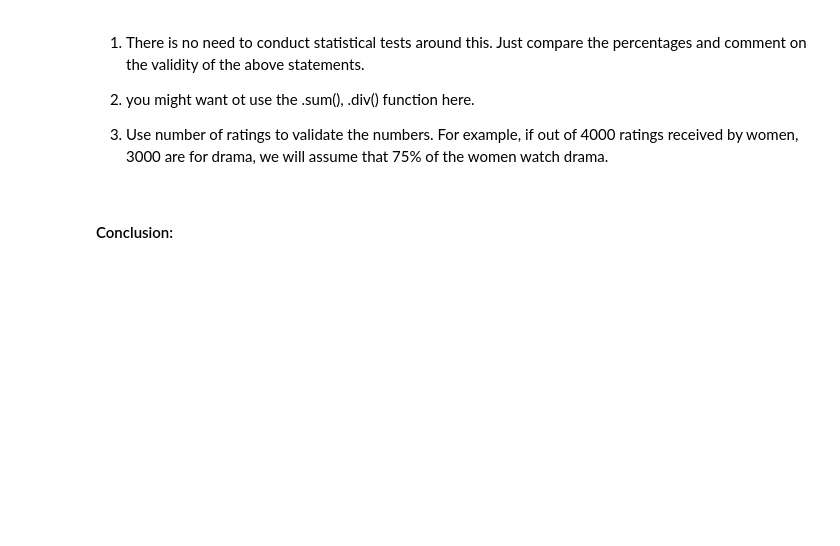
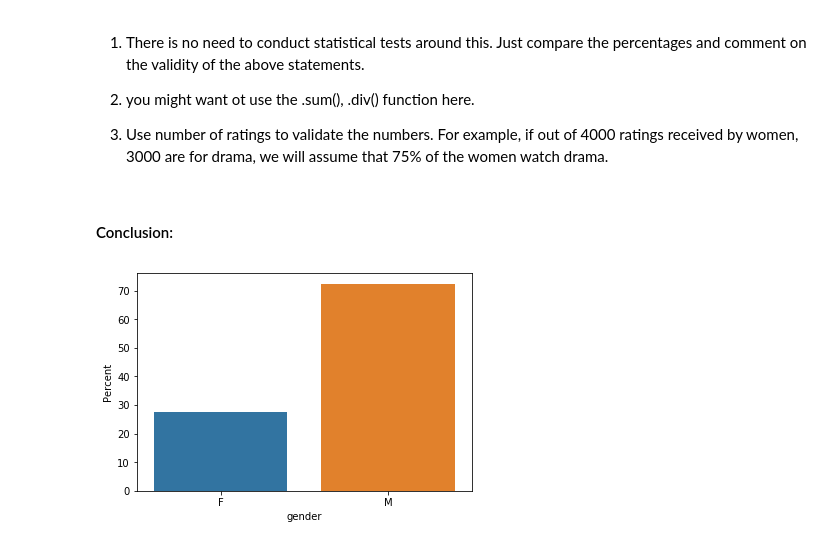
Before and after one commit to rmaciel-prog/PGP-IAML, a Jupyter notebook: MovieLens Project Questions Notebook-1.ipynb, the cells around one changed output. Cells and saved outputs as stored; diff of their text form; code cells hidden in the pictures; blank space fills up the shorter version.

```diff
--- a/MovieLens Project Questions Notebook-1.ipynb
+++ b/MovieLens Project Questions Notebook-1.ipynb
@@ -340,3 +389,16 @@ Note: This question will need you to research about groupby and apply your findi
 3. Use number of ratings to validate the numbers. For example, if out of 4000 ratings received by women, 3000 are for drama, we will assume that 75% of the women watch drama.
 # %% [markdown]
 #### Conclusion:
+# %%
+def gender_x_genre(genre):
+    movies = pd.merge(df_item[df_item[genre]==1][['movie_id']], df_data, left_on='movie_id', right_on='item_id', how='inner')
+    movies = movies.merge(df_user[['user_id','gender']], on='user_id', how='inner')
+    movies_gender = movies[['movie_id','gender']].groupby('gender').count()
+    movies_gender['prop'] = movies_gender['movie_id'] / movies_gender['movie_id'].sum()*100
+    ax = sns.barplot(x=movies_gender.index, y='prop', data=movies_gender)
+    ax.set_ylabel('Percent')
+# %%
+# Men watch more drama than women?
+gender_x_genre('drama')
+# %% [output]
+[figure, added]
```
Also changed, not shown: parts of 11 cells of this notebook.
